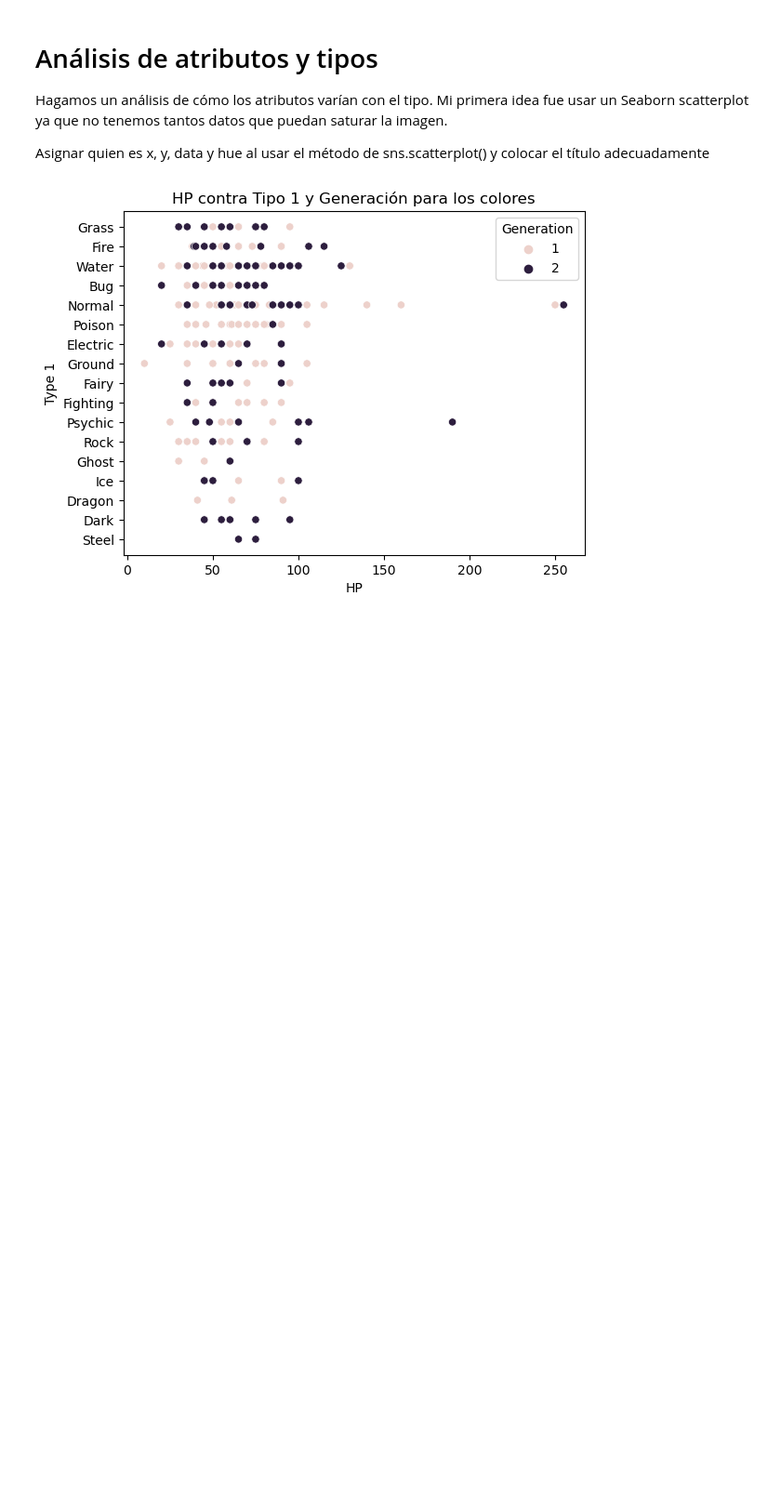
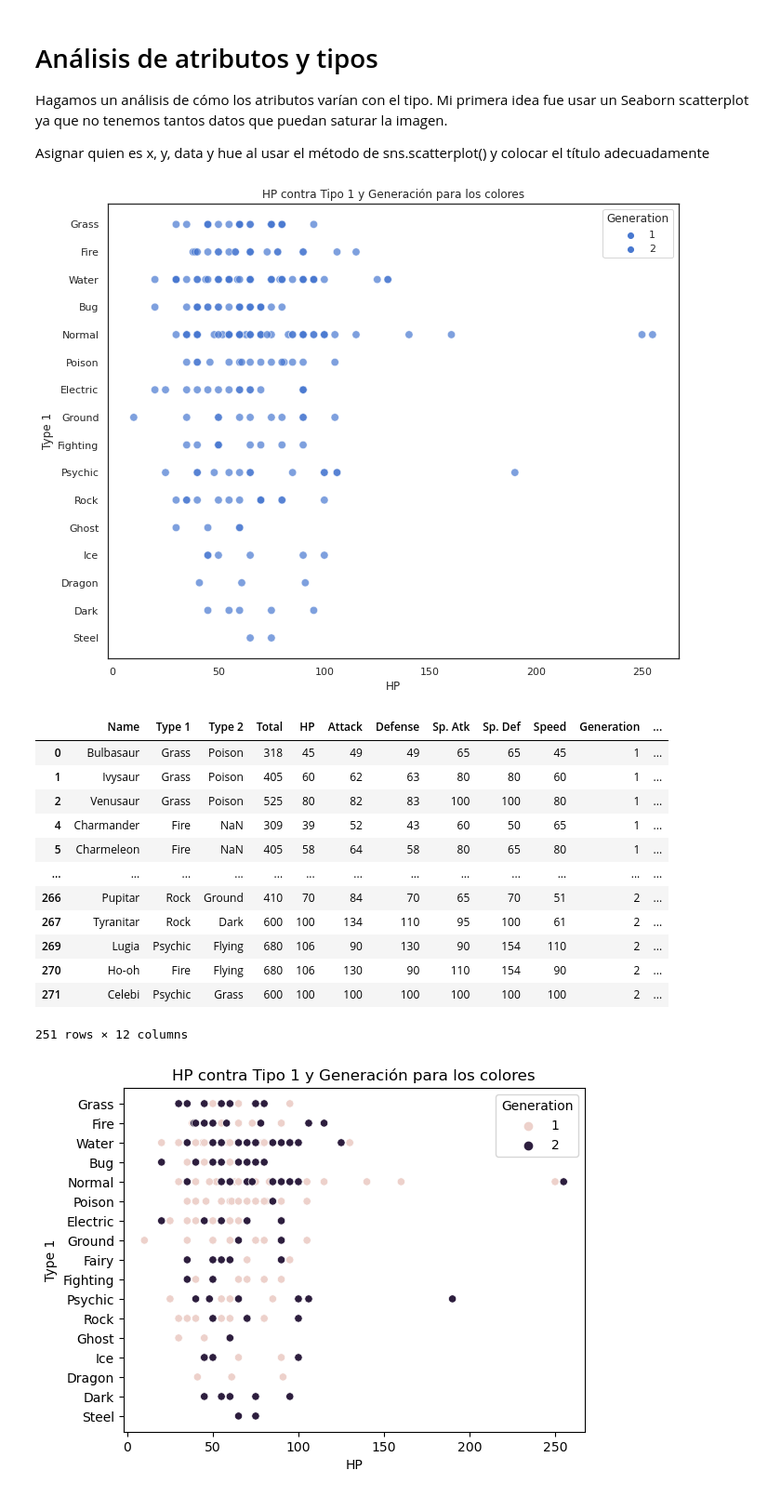
Before and after one commit to SalRmz/DCDP, a Jupyter notebook: 01 Programación en Python/notebooks/exercises/Practica_Final_EDA_WoAns.ipynb, the cells around one changed output. Shown at 93% size. Cells and saved outputs as stored; diff of their text form; code cells hidden in the pictures; blank space fills up the shorter version.

```diff
--- a/01 Programación en Python/notebooks/exercises/Practica_Final_EDA_WoAns.ipynb
+++ b/01 Programación en Python/notebooks/exercises/Practica_Final_EDA_WoAns.ipynb
@@ -268,6 +248,29 @@ Hagamos un análisis de cómo los atributos varían con el tipo.
 Mi primera idea fue usar un Seaborn scatterplot ya que no tenemos tantos datos que puedan saturar la imagen.
 
 Asignar quien es x, y, data y hue al usar el método de sns.scatterplot() y colocar el título adecuadamente
+# %%
+fig = plt.figure(figsize=(11,9))
+#plt.rcParams["font.size"] = 25
+a = sns.scatterplot(data=gens1and2[(gens1and2.Generation==1)], x="HP", y="Type 1", alpha=.7, palette="muted",s=70, hue='Generation')
+b = sns.scatterplot(data=gens1and2[(gens1and2.Generation==2)], x="HP", y="Type 1", alpha=.7, palette="muted",s=70, hue='Generation')
+a.set_title('HP contra Tipo 1 y Generación para los colores')
+plt.show()
+gens1and2
+# %% [output]
+[figure, added]
+|  | Name | Type 1 | Type 2 | Total | HP | Attack | Defense | Sp. Atk | Sp. Def | Speed | Generation | ... |
+| 0 | Bulbasaur | Grass | Poison | 318 | 45 | 49 | 49 | 65 | 65 | 45 | 1 | ... |
+| 1 | Ivysaur | Grass | Poison | 405 | 60 | 62 | 63 | 80 | 80 | 60 | 1 | ... |
+| 2 | Venusaur | Grass | Poison | 525 | 80 | 82 | 83 | 100 | 100 | 80 | 1 | ... |
+| 4 | Charmander | Fire | NaN | 309 | 39 | 52 | 43 | 60 | 50 | 65 | 1 | ... |
+| 5 | Charmeleon | Fire | NaN | 405 | 58 | 64 | 58 | 80 | 65 | 80 | 1 | ... |
+| ... | ... | ... | ... | ... | ... | ... | ... | ... | ... | ... | ... | ... |
+| 266 | Pupitar | Rock | Ground | 410 | 70 | 84 | 70 | 65 | 70 | 51 | 2 | ... |
+| 267 | Tyranitar | Rock | Dark | 600 | 100 | 134 | 110 | 95 | 100 | 61 | 2 | ... |
+| 269 | Lugia | Psychic | Flying | 680 | 106 | 90 | 130 | 90 | 154 | 110 | 2 | ... |
+| 270 | Ho-oh | Fire | Flying | 680 | 106 | 130 | 90 | 110 | 154 | 90 | 2 | ... |
+| 271 | Celebi | Psychic | Grass | 600 | 100 | 100 | 100 | 100 | 100 | 100 | 2 | ... |
+251 rows × 12 columns
 # %%
 a = #<Completa>
 #<Completa>
```
Also changed, not shown: parts of 19 cells of this notebook.
